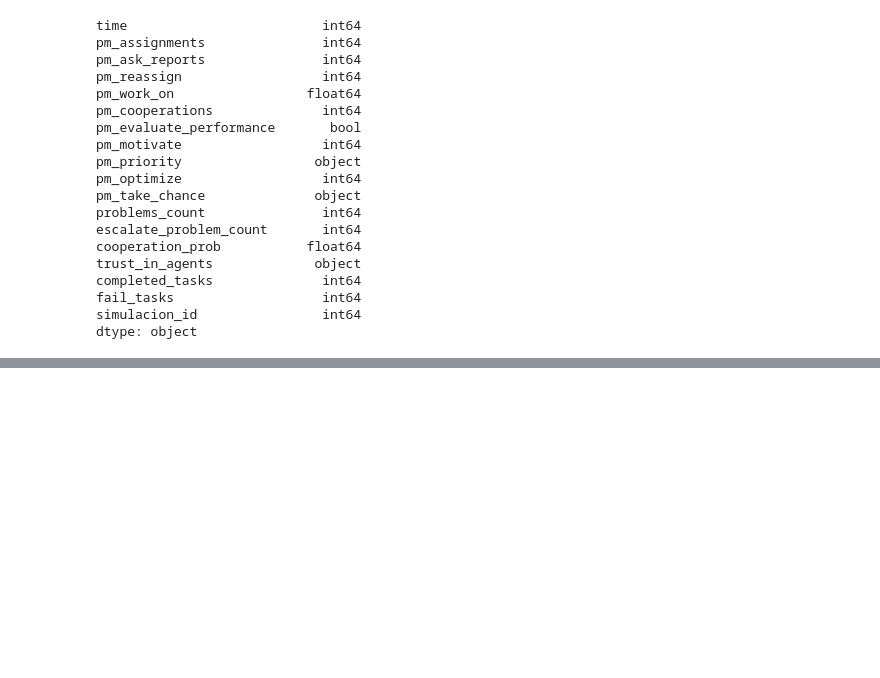
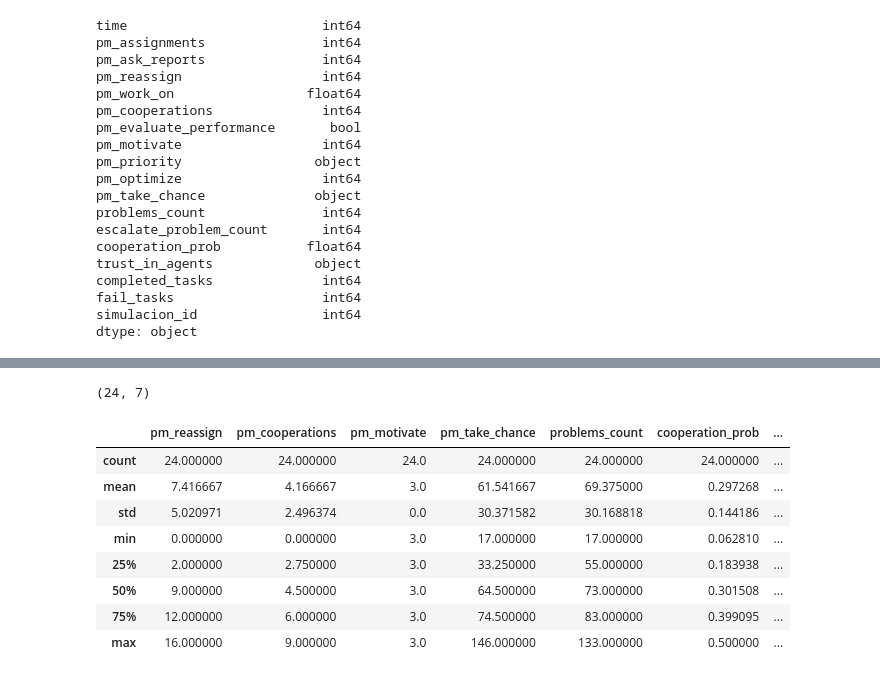
Before and after one commit to roo1202/ProjectManager, a Jupyter notebook: Data_Analysis.ipynb, the cells around one changed output, grey strips where cells are left out. Drawn from its saved outputs; the diff is of its cells as text; code cells hidden in the pictures; blank space fills up the shorter version.

```diff
--- a/Data_Analysis.ipynb
+++ b/Data_Analysis.ipynb
@@ -128,0 +143,14 @@ KeyError: 'simulacion_id'
+# %%
+print(df_summary.shape)
+df_summary.describe()
+# %% [output]
+(24, 7)
+|  | pm_reassign | pm_cooperations | pm_motivate | pm_take_chance | problems_count | cooperation_prob | ... |
+| count | 24.000000 | 24.000000 | 24.0 | 24.000000 | 24.000000 | 24.000000 | ... |
+| mean | 7.416667 | 4.166667 | 3.0 | 61.541667 | 69.375000 | 0.297268 | ... |
+| std | 5.020971 | 2.496374 | 0.0 | 30.371582 | 30.168818 | 0.144186 | ... |
+| min | 0.000000 | 0.000000 | 3.0 | 17.000000 | 17.000000 | 0.062810 | ... |
+| 25% | 2.000000 | 2.750000 | 3.0 | 33.250000 | 55.000000 | 0.183938 | ... |
+| 50% | 9.000000 | 4.500000 | 3.0 | 64.500000 | 73.000000 | 0.301508 | ... |
+| 75% | 12.000000 | 6.000000 | 3.0 | 74.500000 | 83.000000 | 0.399095 | ... |
+| max | 16.000000 | 9.000000 | 3.0 | 146.000000 | 133.000000 | 0.500000 | ... |
```
Also changed, not shown: parts of 12 cells of this notebook, 4 other files.
